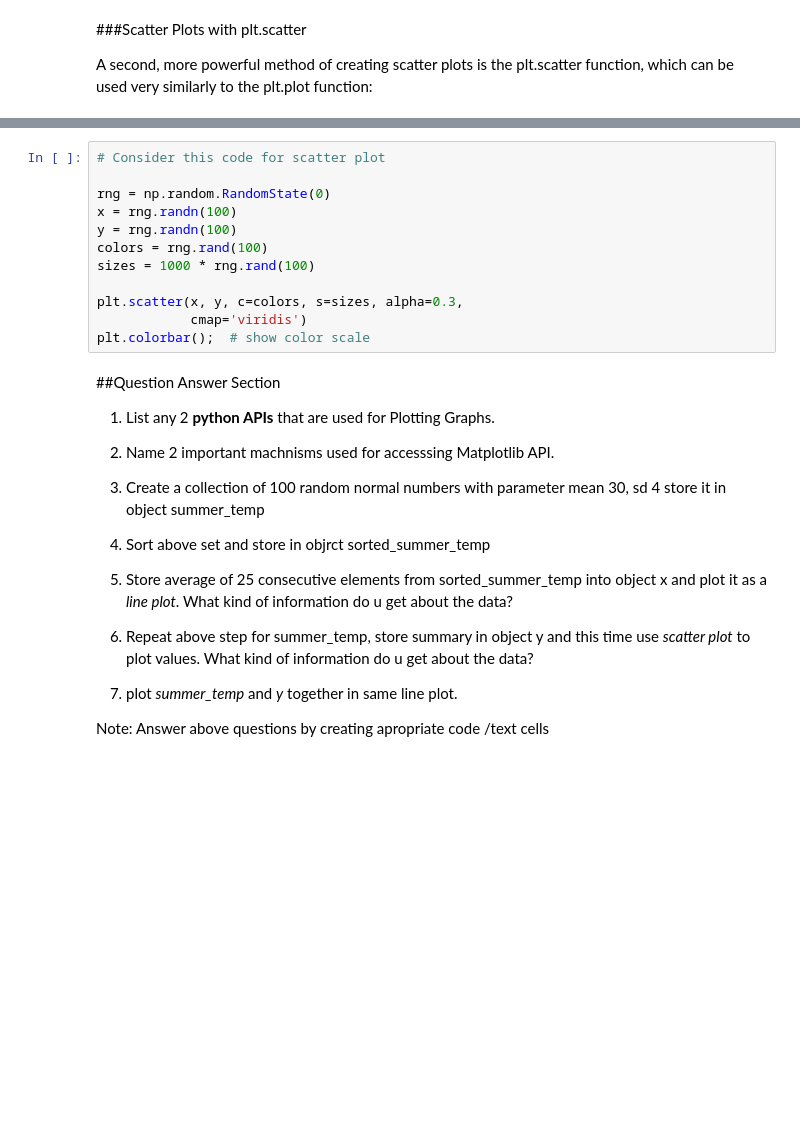
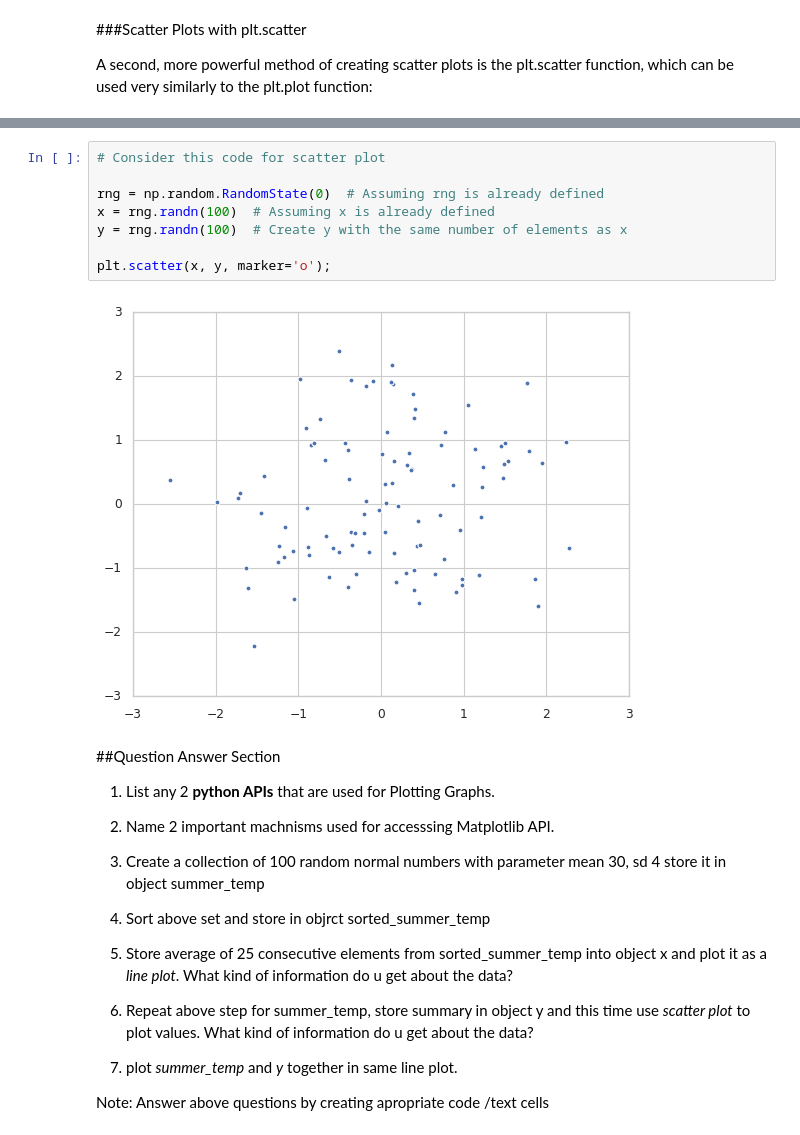
Before and after one commit to Rohan-cherkar/Devops, a Jupyter notebook: experiment03_ploting.ipynb, the cells around one changed output, grey strips where cells are left out. Drawn from its saved outputs; the diff is of its cells as text; blank space fills up the shorter version.

```diff
--- a/experiment03_ploting.ipynb
+++ b/experiment03_ploting.ipynb
@@ -266,15 +308,13 @@ plt.scatter(x, y, marker='o');
 # %%
 # Consider this code for scatter plot
 
-rng = np.random.RandomState(0)
-x = rng.randn(100)
-y = rng.randn(100)
-colors = rng.rand(100)
-sizes = 1000 * rng.rand(100)
+rng = np.random.RandomState(0)  # Assuming rng is already defined
+x = rng.randn(100)  # Assuming x is already defined
+y = rng.randn(100)  # Create y with the same number of elements as x
 
-plt.scatter(x, y, c=colors, s=sizes, alpha=0.3,
-            cmap='viridis')
-plt.colorbar();  # show color scale
+plt.scatter(x, y, marker='o');
+# %% [output]
+[figure, added]
 # %% [markdown]
 ##Question Answer Section
 
```
Also changed, not shown: parts of 36 cells of this notebook.
